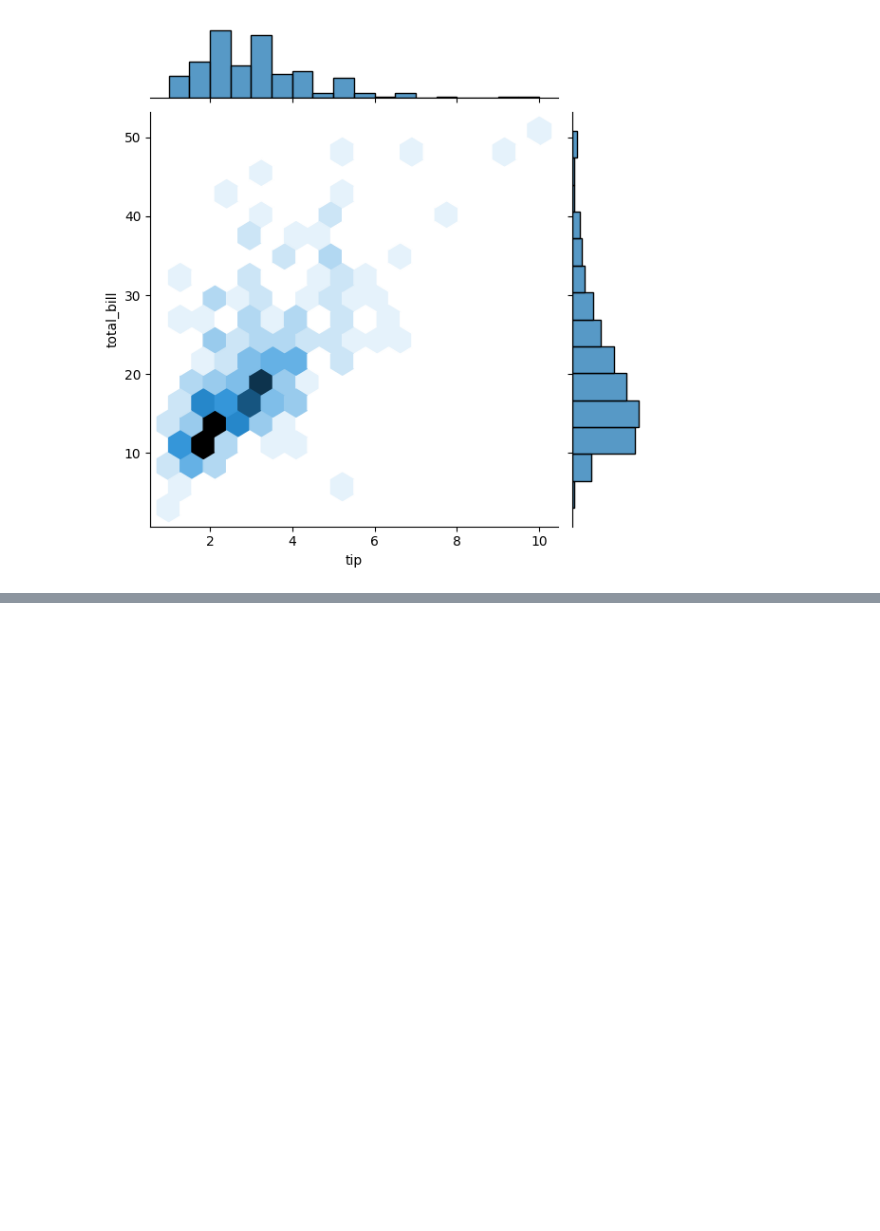
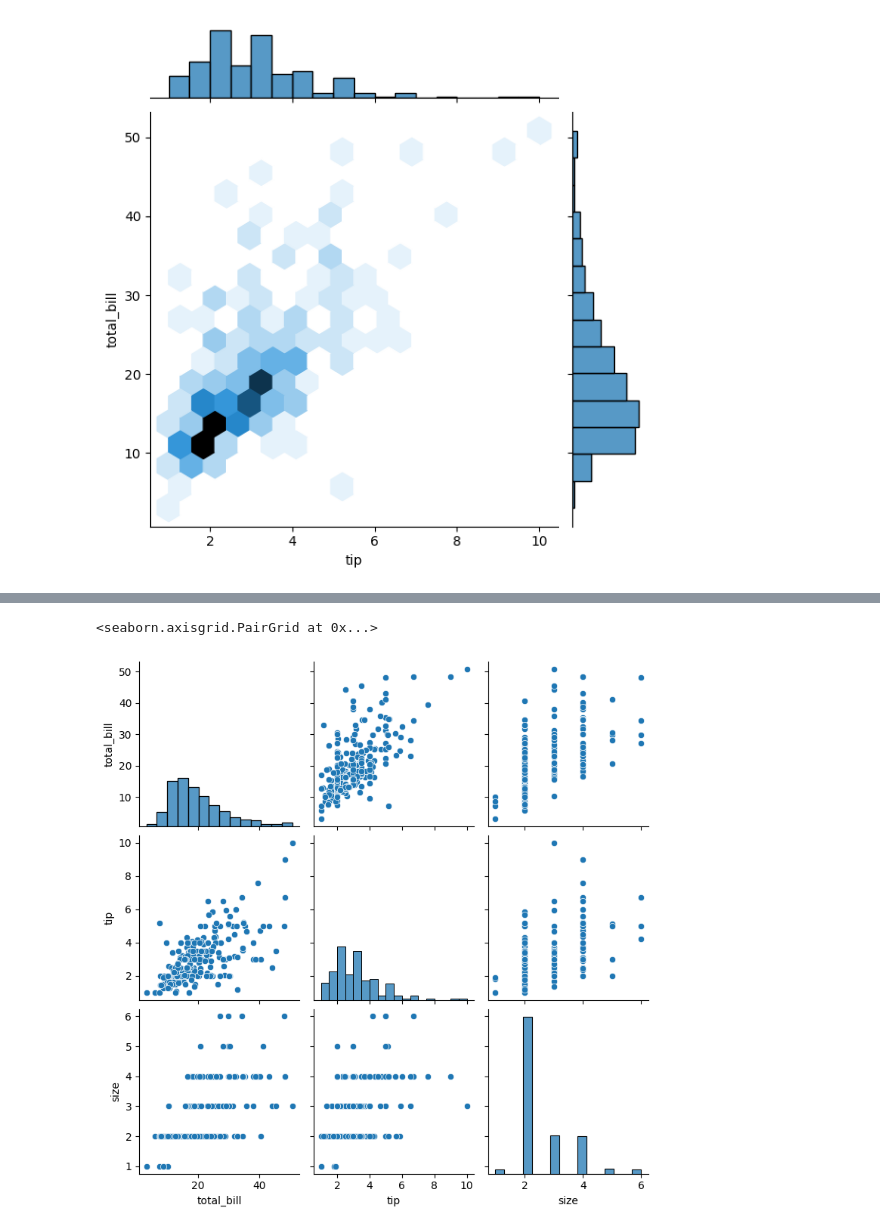
Before and after one commit to AbhishekSaini1101/Colab, a Jupyter notebook: PythonPractice.ipynb, the cells around one changed output, grey strips where cells are left out. Drawn from its saved outputs; the diff is of its cells as text; code cells hidden in the pictures; blank space fills up the shorter version.

```diff
--- a/PythonPractice.ipynb
+++ b/PythonPractice.ipynb
@@ -679,0 +685,5 @@ sns.jointplot(x='tip', y='total_bill', data=df, kind='hex')
+# %%
+sns.pairplot(df)
+# %% [output]
+<seaborn.axisgrid.PairGrid at 0x...>
+[figure, added]
```
Also changed, not shown: parts of 8 cells of this notebook.
